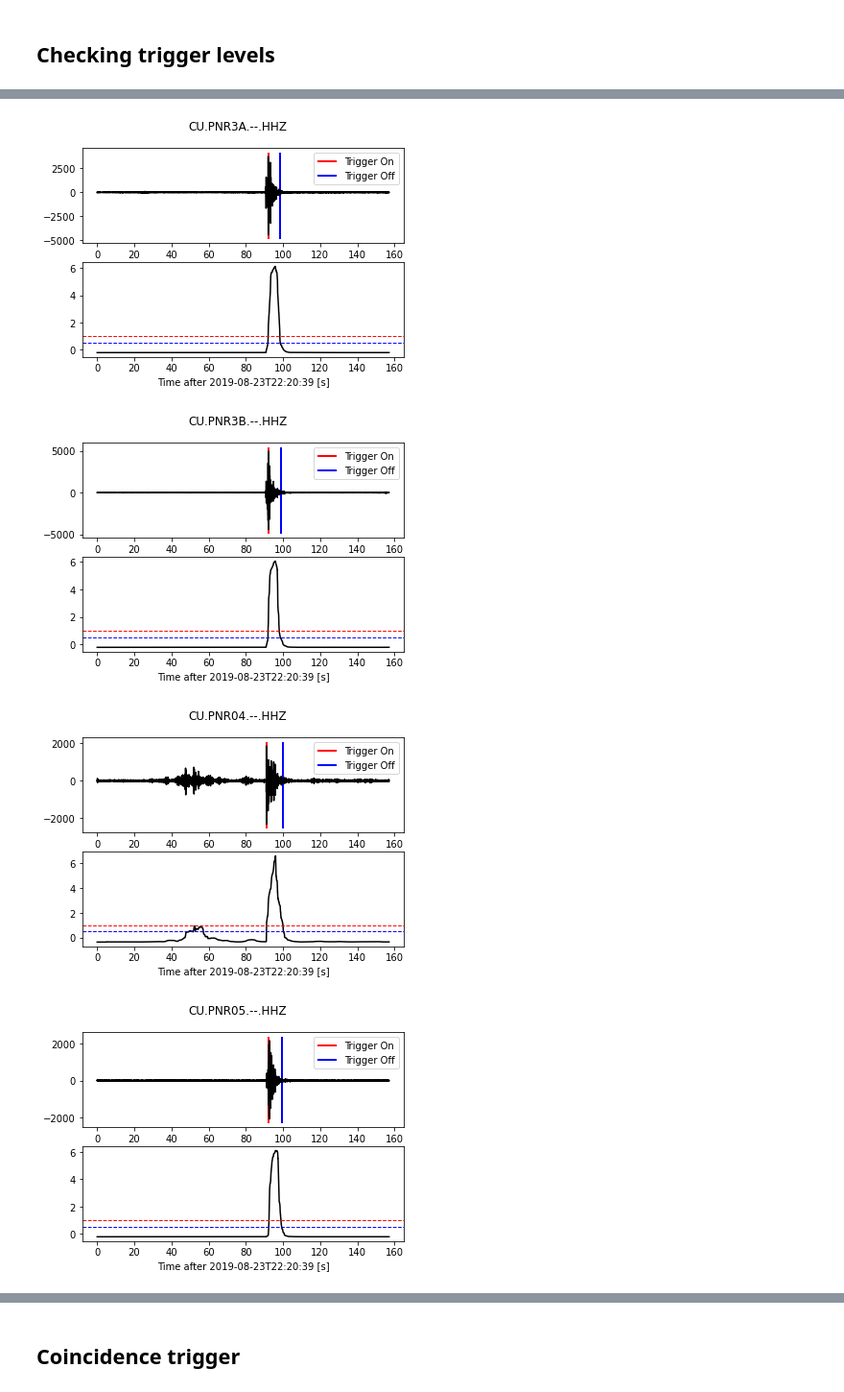
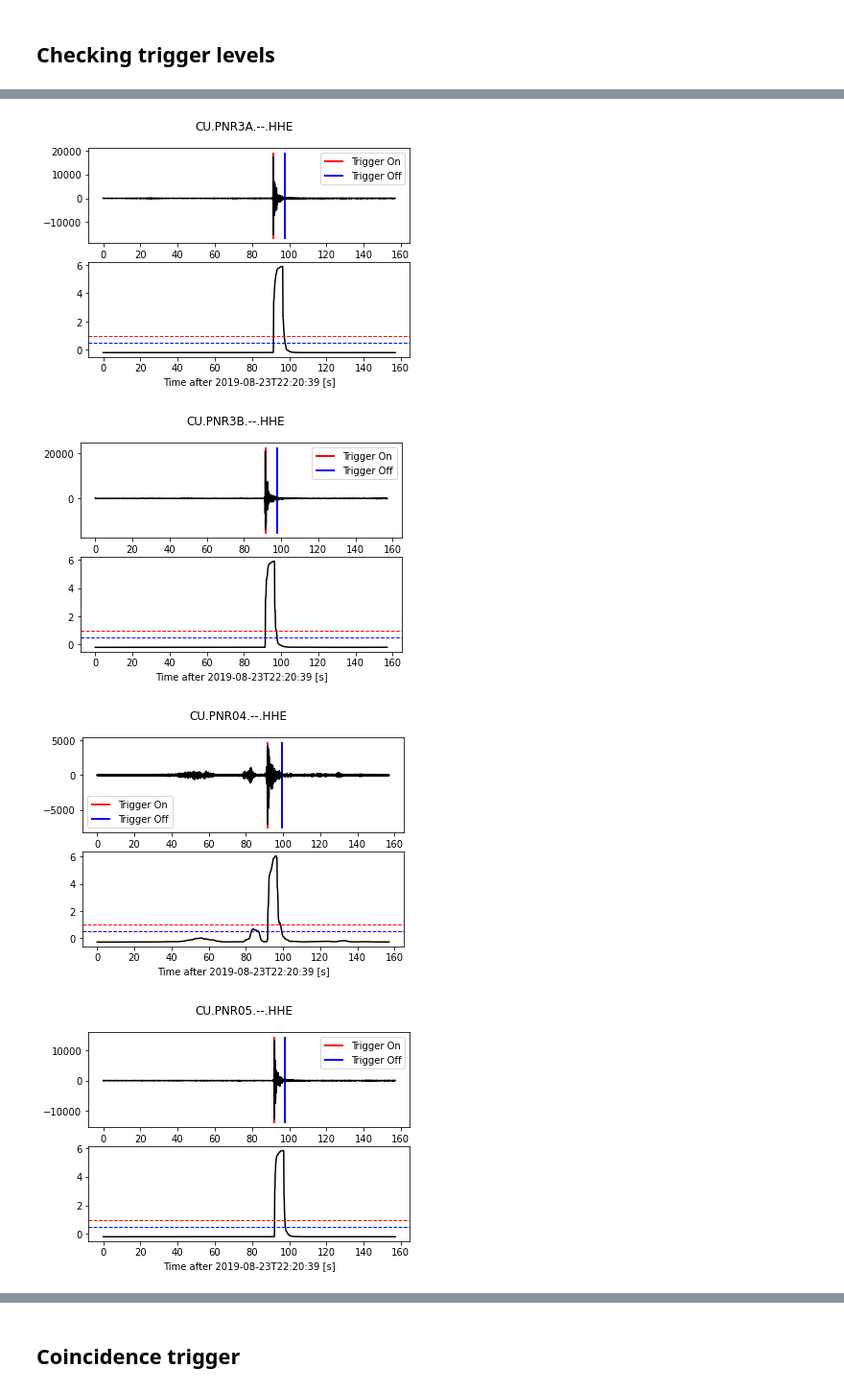
Before and after one commit to AntonyButcher/ISpy, a Jupyter notebook: examples/triggers.ipynb, the cells around one changed output, grey strips where cells are left out. Shown at 96% size. Drawn from its saved outputs; the diff is of its cells as text; code cells hidden in the pictures.

Commit message:
trigger example update

```diff
--- a/examples/triggers.ipynb
+++ b/examples/triggers.ipynb
@@ -39,5 +44,5 @@ st=utils.data_in(filename,stations,channels,plot=True)
 # %% [markdown]
 ## Checking trigger levels
 # %%
-trigger.trigger_check(st,station='PNR*',channel='HHZ',on=1,off=0.5,window=5)
+trigger.trigger_check(st,station='PNR*',channel='HHE',on=1,off=0.5,window=5)
 # %% [output]
@@ -46,4 +51,4 @@ trigger.trigger_check(st,station='PNR*',channel='HHZ',on=1,off=0.5,window=5)
-[figure, old version]
+[figure, new version]
-[figure, old version]
+[figure, new version]
-[figure, old version]
+[figure, new version]
-[figure, old version]
+[figure, new version]
```
Also changed, not shown: parts of 8 cells of this notebook.
